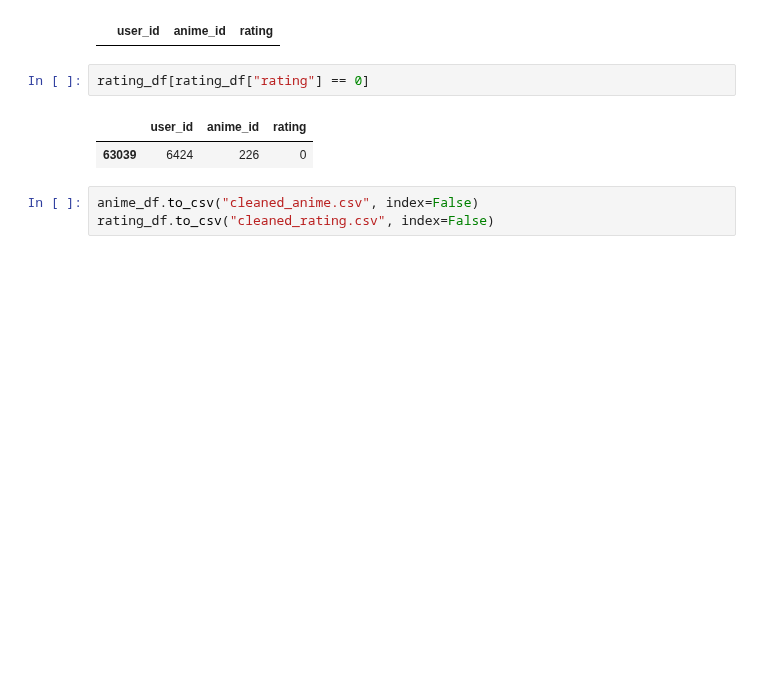
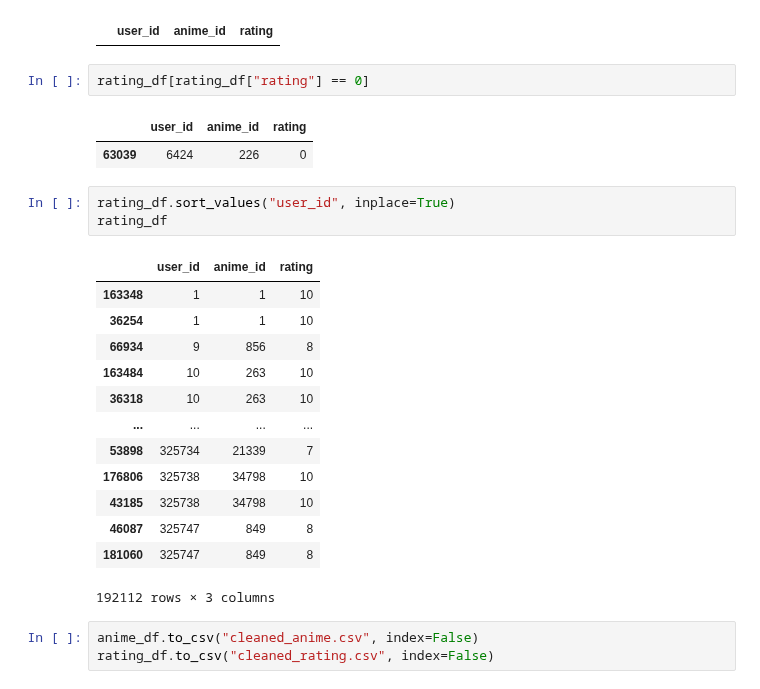
Before and after one commit to Zenoix/Anime-Recommendations, a Jupyter notebook: deployment data/data cleaning.ipynb, the cells around one changed output. Cells and saved outputs as stored; diff of their text form; blank space fills up the shorter version.

```diff
--- a/deployment data/data cleaning.ipynb
+++ b/deployment data/data cleaning.ipynb
@@ -137,6 +137,23 @@ rating_df[rating_df["rating"] == 0]
 # %% [output]
 |  | user_id | anime_id | rating |
 | 63039 | 6424 | 226 | 0 |
+# %%
+rating_df.sort_values("user_id", inplace=True)
+rating_df
+# %% [output]
+|  | user_id | anime_id | rating |
+| 163348 | 1 | 1 | 10 |
+| 36254 | 1 | 1 | 10 |
+| 66934 | 9 | 856 | 8 |
+| 163484 | 10 | 263 | 10 |
+| 36318 | 10 | 263 | 10 |
+| ... | ... | ... | ... |
+| 53898 | 325734 | 21339 | 7 |
+| 176806 | 325738 | 34798 | 10 |
+| 43185 | 325738 | 34798 | 10 |
+| 46087 | 325747 | 849 | 8 |
+| 181060 | 325747 | 849 | 8 |
+192112 rows × 3 columns
 # %%
 anime_df.to_csv("cleaned_anime.csv", index=False)
 rating_df.to_csv("cleaned_rating.csv", index=False)
```
Also changed, not shown: 1 other file.
